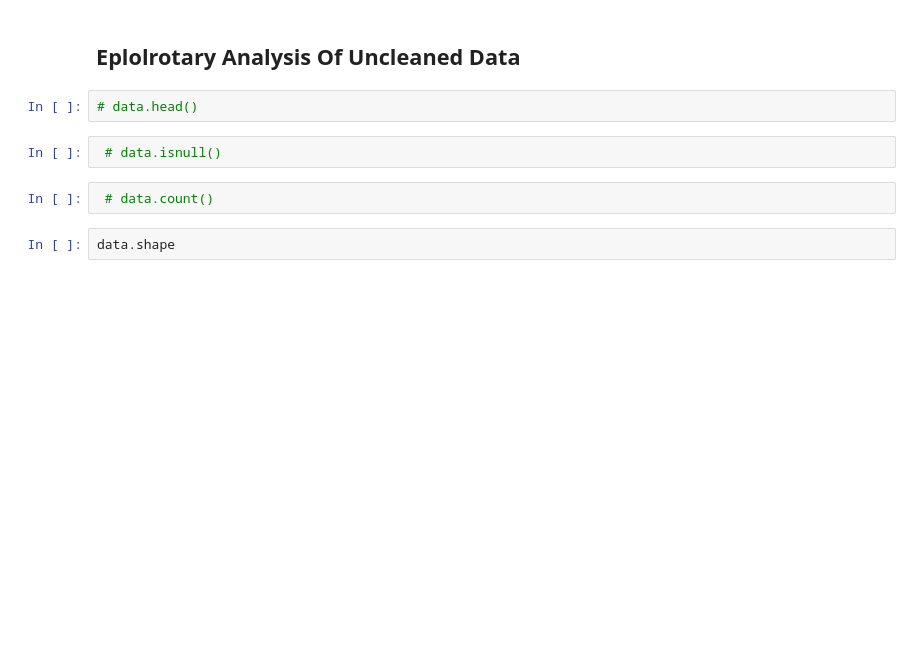
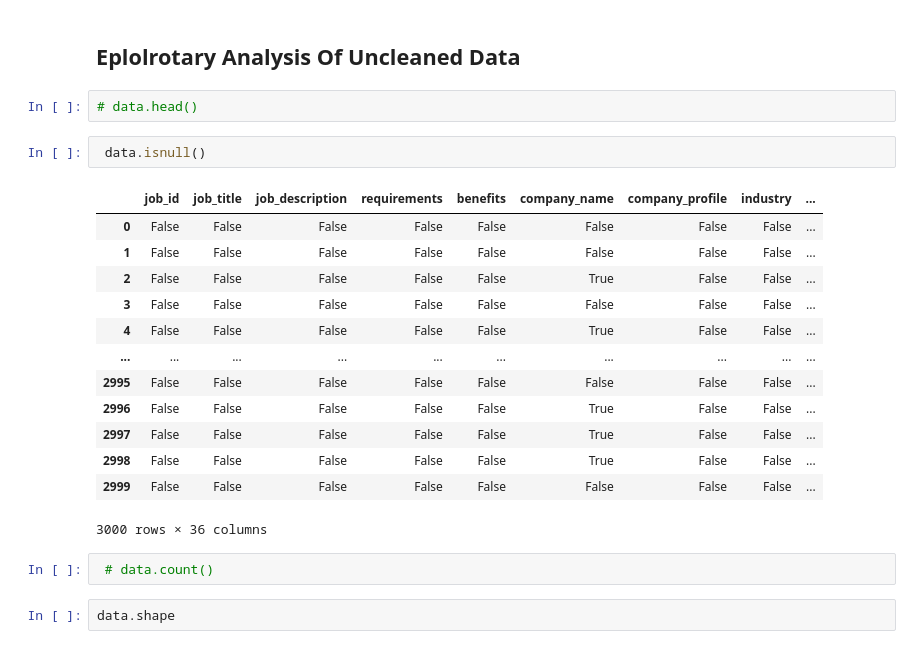
Before and after one commit to Abhash235/Ghost-Jobs-Detector-Job-Posting-Legitimacy-Analysis, a Jupyter notebook: real_fake_job.ipynb, the cells around one changed output. Drawn from its saved outputs; the diff is of its cells as text; blank space fills up the shorter version.

```diff
--- a/real_fake_job.ipynb
+++ b/real_fake_job.ipynb
@@ -13,7 +13,21 @@ data= pd.read_csv("fake_real_job_postings.csv") # loading data
 # %%
 # data.head()
 # %%
- # data.isnull()
+ data.isnull()
+# %% [output]
+|  | job_id | job_title | job_description | requirements | benefits | company_name | company_profile | industry | ... |
+| 0 | False | False | False | False | False | False | False | False | ... |
+| 1 | False | False | False | False | False | False | False | False | ... |
+| 2 | False | False | False | False | False | True | False | False | ... |
+| 3 | False | False | False | False | False | False | False | False | ... |
+| 4 | False | False | False | False | False | True | False | False | ... |
+| ... | ... | ... | ... | ... | ... | ... | ... | ... | ... |
+| 2995 | False | False | False | False | False | False | False | False | ... |
+| 2996 | False | False | False | False | False | True | False | False | ... |
+| 2997 | False | False | False | False | False | True | False | False | ... |
+| 2998 | False | False | False | False | False | True | False | False | ... |
+| 2999 | False | False | False | False | False | False | False | False | ... |
+3000 rows × 36 columns
 # %%
  # data.count()
 # %%
```
Also changed, not shown: parts of 2 cells of this notebook, 2 other files.
